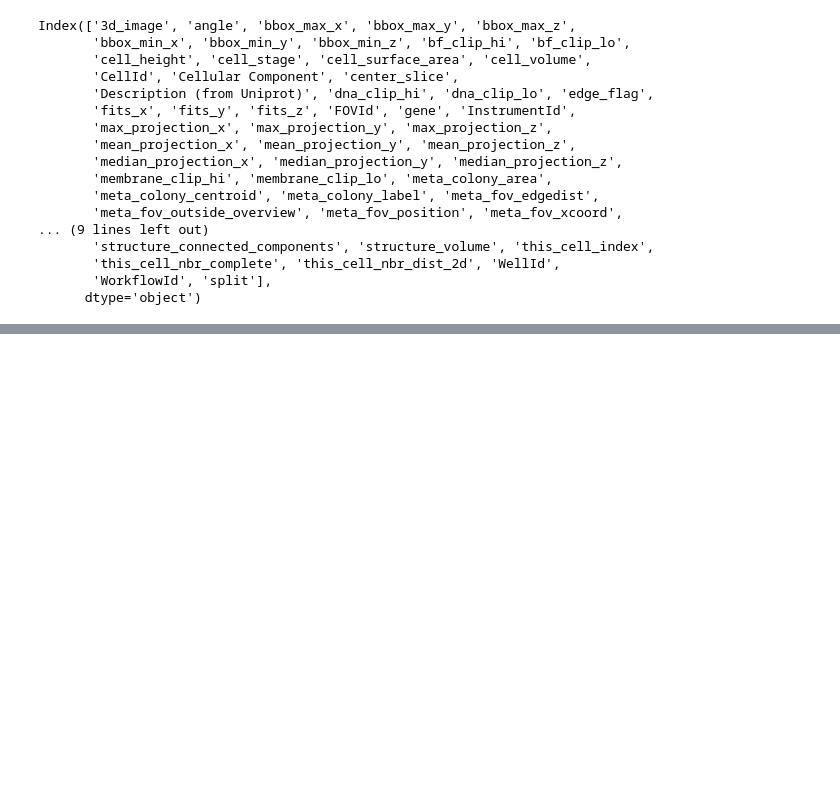
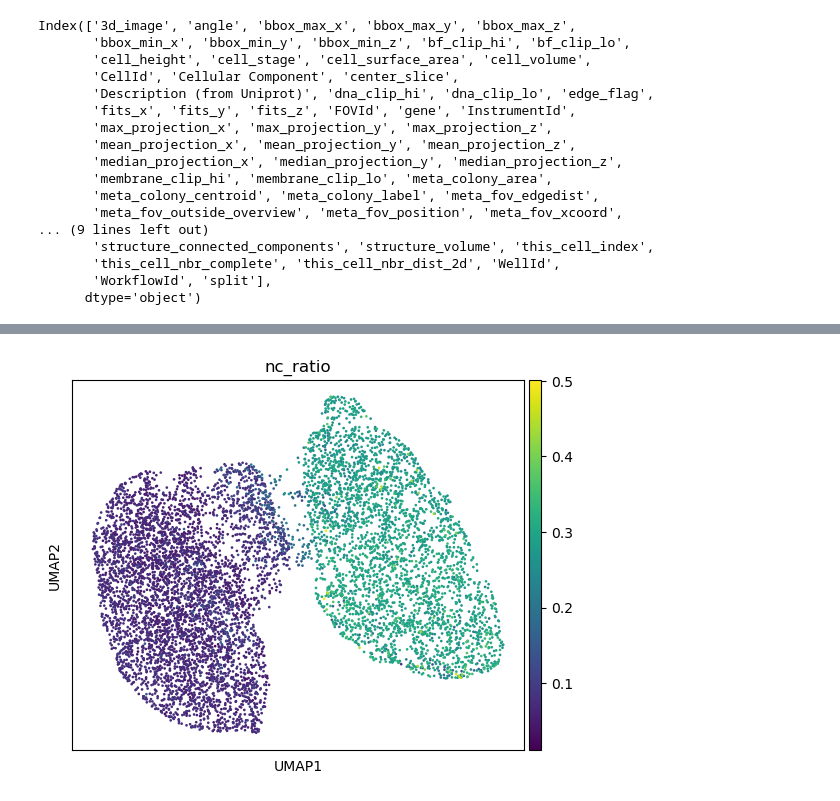
Before and after one commit to cwinsnes/cytodata-hackathon-base, a Jupyter notebook: pseudotime/pseudotime_analysis.ipynb, the cells around one changed output, grey strips where cells are left out. Cells and saved outputs as stored; diff of their text form; code cells hidden in the pictures; blank space fills up the shorter version.

```diff
--- a/pseudotime/pseudotime_analysis.ipynb
+++ b/pseudotime/pseudotime_analysis.ipynb
@@ -88,0 +108,4 @@ sc.pl.umap(obj, color=['leiden','cell_stage'])
+# %%
+sc.pl.umap(obj, color='nc_ratio')
+# %% [output]
+[figure, added]
```
Also changed, not shown: parts of 12 cells of this notebook.
